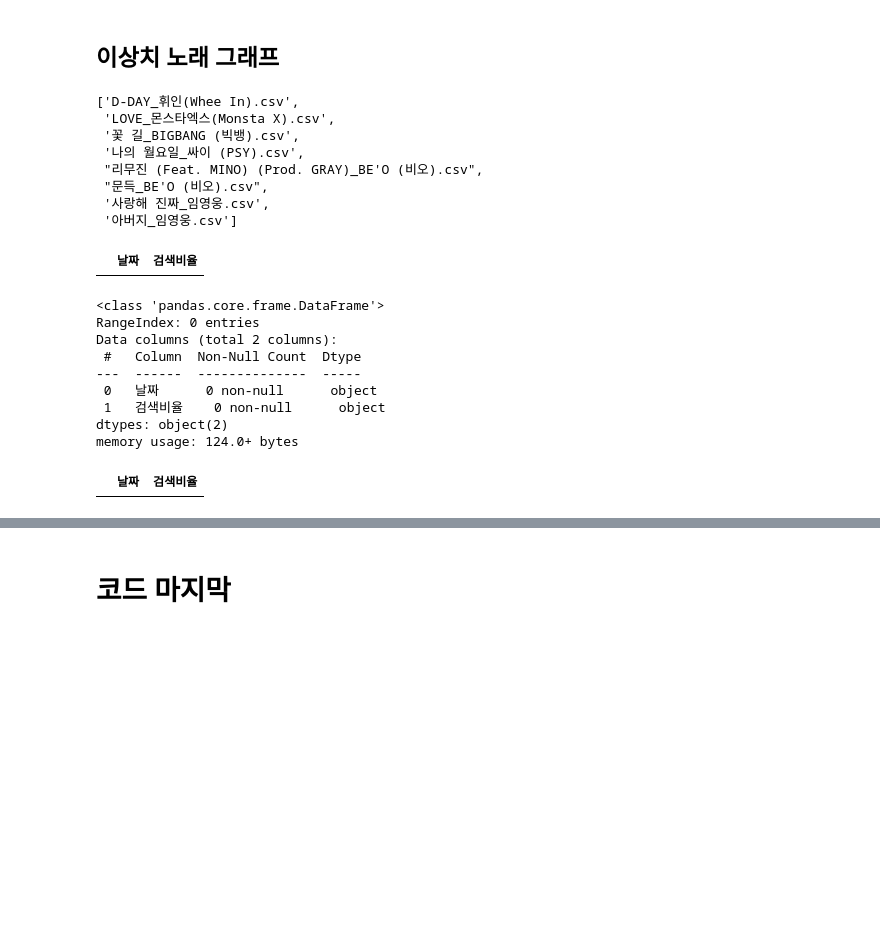
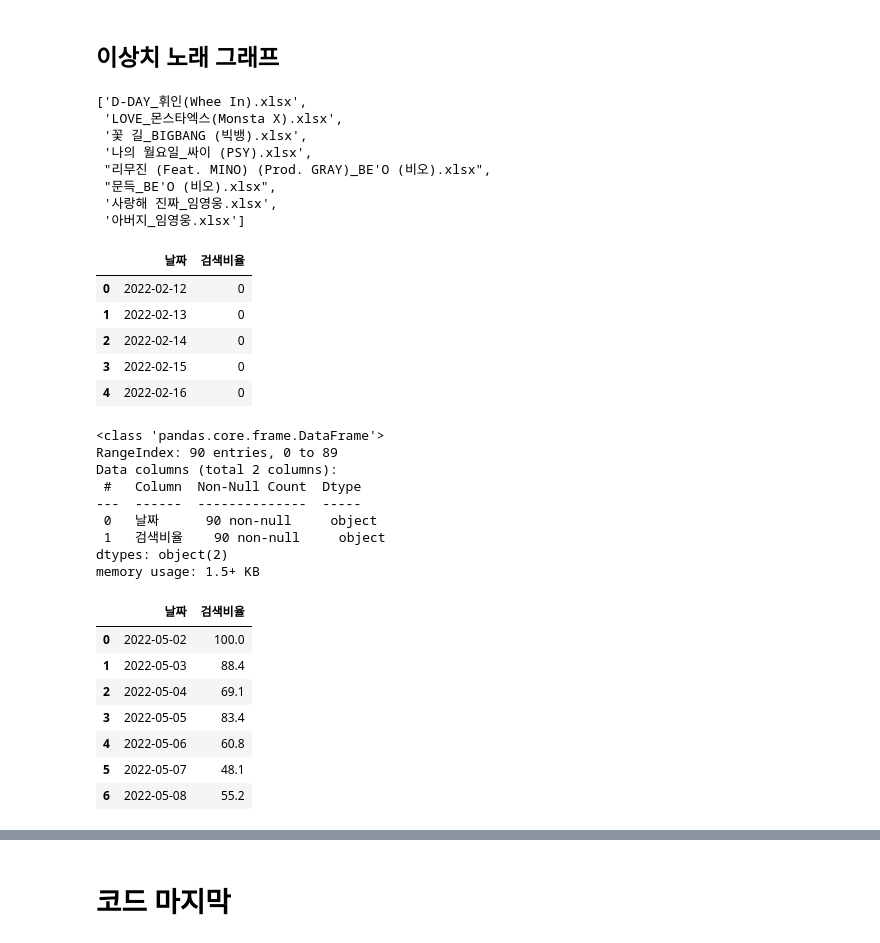
Before and after one commit to kbjung/Wantreez, a Jupyter notebook: Crawling/music/outlier_naver_search.ipynb, the cells around one changed output, grey strips where cells are left out. Drawn from its saved outputs; the diff is of its cells as text; code cells hidden in the pictures; blank space fills up the shorter version.

```diff
--- a/Crawling/music/outlier_naver_search.ipynb
+++ b/Crawling/music/outlier_naver_search.ipynb
@@ -165,37 +165,33 @@ for i in range(df.shape[0]):
 
     # 검색어 입력
     word = df['곡'][i]
-    search_box = driver.find_element_by_xpath('/html/body/div[3]/div[2]/div/ng-include/div/div[2]/autocomplete/md-autocomplete/md-autocomplete-wrap/input')
+    search_box = driver.find_element_by_xpath('/html/body/div[2]/div[2]/div[1]/div/div[2]/div[1]/div/form/fieldset/div/div[1]/div[1]/input')
     search_box.clear()
     time.sleep( random.uniform(1, 1.5) )
     search_box.send_keys(word)
+
+    # 3개월 picker 클릭
+    time_picker = driver.find_element_by_xpath('/html/body/div[2]/div[2]/div[1]/div/div[2]/div[1]/div/form/fieldset/div/div[6]/div[1]/label[3]').click()
     time.sleep( random.uniform(1, 1.5) )
-    search_box.send_keys(Keys.ENTER)
+
+    # 검색 버튼 클릭
+    search_button = driver.find_element_by_xpath('/html/body/div[2]/div[2]/div[1]/div/div[2]/div[1]/div/form/fieldset/a/span').click()
     time.sleep( random.uniform(1, 1.5) )
     driver.implicitly_wait(3)
 
-    # 날짜 picker 클릭
-
-    time_picker = driver.find_element_by_xpath('/html/body/div[3]/div[2]/div/header/div/div[3]/ng-transclude/div[2]/div/div/custom-date-picker/ng-include/md-select').click()
-    time.sleep( random.uniform(1, 1.5) )
-    # 30일 날짜 선택
-    time_picker_30day = driver.find_element_by_xpath('/html/body/div[7]/md-select-menu/md-content/md-option[6]').click()
-    time.sleep( random.uniform(1, 1.5) )
-    # 파일 다운 버튼 클릭
-    down_button = driver.find_element_by_xpath('/html/body/div[3]/div[2]/div/md-content/div/div/div[1]/trends-widget/ng-include/widget/div/div/div/widget-actions/div/button[1]').click()
+    # 다운 버튼 클릭
+    down_button = driver.find_element_by_xpath('/html/body/div[2]/div[2]/div/div[1]/div[1]/div[1]/div/div/div/div/div/div[1]/div[4]/a').click()
     time.sleep( random.uniform(1, 1.5) )
 
     # 파일 이름 변경
     down_folder = 'C:/Users/kbjung/Downloads/'
-    down_csv = glob.glob(down_folder + '*.csv')[0].split('\\')[-1]
+    down_xlsx = 'datalab.xlsx'
     title = df['곡'][i]
     artist = df['가수'][i]
-    new_down_csv = f'{title}_{artist}.csv'
-    os.rename(down_folder + down_csv, down_folder + new_down_csv)
+    new_down_xlsx = f'{title}_{artist}.xlsx'
+    os.rename(down_folder + down_xlsx, down_folder + new_down_xlsx)
 
     # 파일 이동
-    google_trend_path = f'/crawled_data/outlier_data/{start_date}_{end_date}/google_trend/'
-    des = code_path + google_trend_path
-    shutil.move(down_folder + new_down_csv, des + new_down_csv)
-    print(f'{new_down_csv} 완료.')
+    shutil.move(down_folder + new_down_xlsx, des + new_down_xlsx)
+    print(f'{new_down_xlsx} 완료.')
 # %% [output]
@@ -215,42 +211,55 @@ driver.quit()
 outlier_file_list = os.listdir(des)
 outlier_file_list
 # %% [output]
-['D-DAY_휘인(Whee In).csv',
- 'LOVE_몬스타엑스(Monsta X).csv',
- '꽃 길_BIGBANG (빅뱅).csv',
- '나의 월요일_싸이 (PSY).csv',
- "리무진 (Feat. MINO) (Prod. GRAY)_BE'O (비오).csv",
- "문득_BE'O (비오).csv",
- '사랑해 진짜_임영웅.csv',
- '아버지_임영웅.csv']
+['D-DAY_휘인(Whee In).xlsx',
+ 'LOVE_몬스타엑스(Monsta X).xlsx',
+ '꽃 길_BIGBANG (빅뱅).xlsx',
+ '나의 월요일_싸이 (PSY).xlsx',
+ "리무진 (Feat. MINO) (Prod. GRAY)_BE'O (비오).xlsx",
+ "문득_BE'O (비오).xlsx",
+ '사랑해 진짜_임영웅.xlsx',
+ '아버지_임영웅.xlsx']
 # %%
 one = outlier_file_list[3]
 title = one.split('_')[0]
 artist = one.split('_')[1]
-temp = pd.read_csv(des + one).reset_index()
-temp = temp.iloc[1:, :].reset_index(drop=True)
+temp = pd.read_excel(des + one).reset_index(drop=True)
+temp = temp.iloc[6:, :].reset_index(drop=True)
 temp.columns = ['날짜', '검색비율']
 temp.head()
 # %% [output]
 |  | 날짜 | 검색비율 |
+| 0 | 2022-02-12 | 0 |
+| 1 | 2022-02-13 | 0 |
+| 2 | 2022-02-14 | 0 |
+| 3 | 2022-02-15 | 0 |
+| 4 | 2022-02-16 | 0 |
 # %%
 temp.info()
 # %% [output]
 <class 'pandas.core.frame.DataFrame'>
-RangeIndex: 0 entries
+RangeIndex: 90 entries, 0 to 89
 Data columns (total 2 columns):
  #   Column  Non-Null Count  Dtype
 ---  ------  --------------  -----
- 0   날짜      0 non-null      object
- 1   검색비율    0 non-null      object
+ 0   날짜      90 non-null     object
+ 1   검색비율    90 non-null     object
 dtypes: object(2)
-memory usage: 124.0+ bytes
+memory usage: 1.5+ KB
 # %%
 week_temp = temp[ (temp['날짜'] >= start_date) & (temp['날짜'] <= end_date)].reset_index(drop=True)
-week_temp['검색비율'] = week_temp['검색비율'].astype(int)
+week_temp['검색비율'] = week_temp['검색비율'].astype(float)
+week_temp['검색비율'] = round(week_temp['검색비율'], 1)
 week_temp
 # %% [output]
 |  | 날짜 | 검색비율 |
+| 0 | 2022-05-02 | 100.0 |
+| 1 | 2022-05-03 | 88.4 |
+| 2 | 2022-05-04 | 69.1 |
+| 3 | 2022-05-05 | 83.4 |
+| 4 | 2022-05-06 | 60.8 |
+| 5 | 2022-05-07 | 48.1 |
+| 6 | 2022-05-08 | 55.2 |
 # %%
 colors = sns.color_palette('RdPu', week_temp.shape[0])
 x = week_temp['날짜']
```
Also changed, not shown: parts of 3 cells of this notebook.
